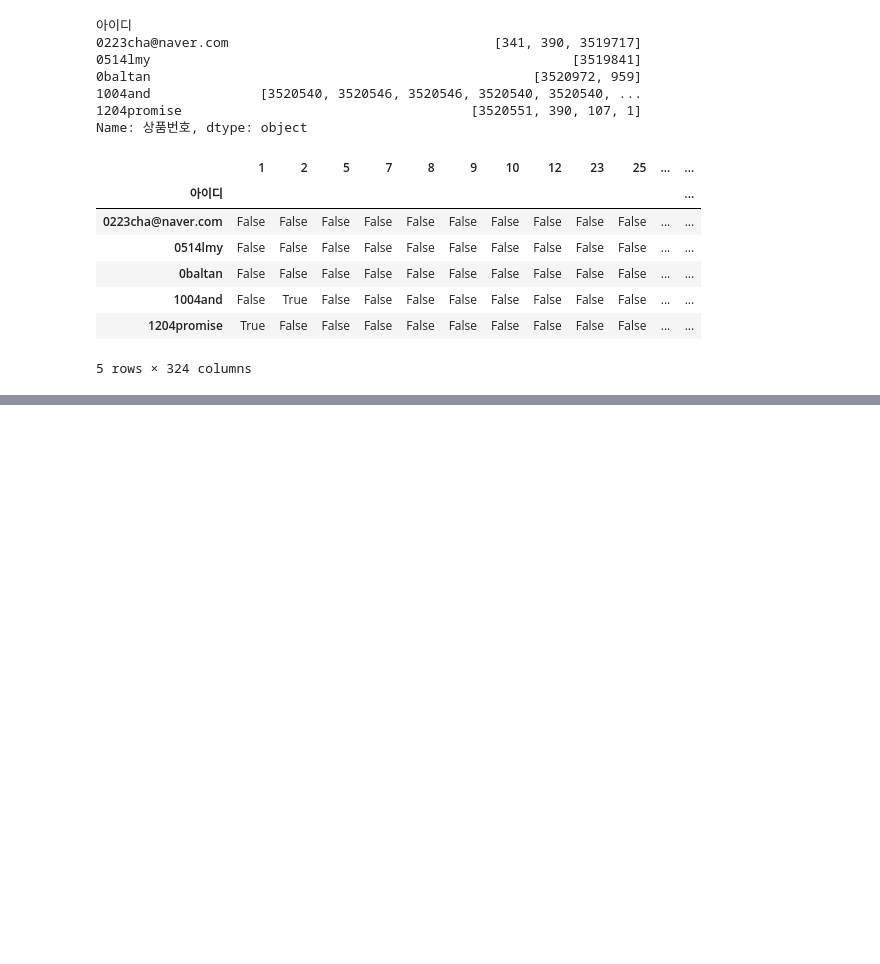
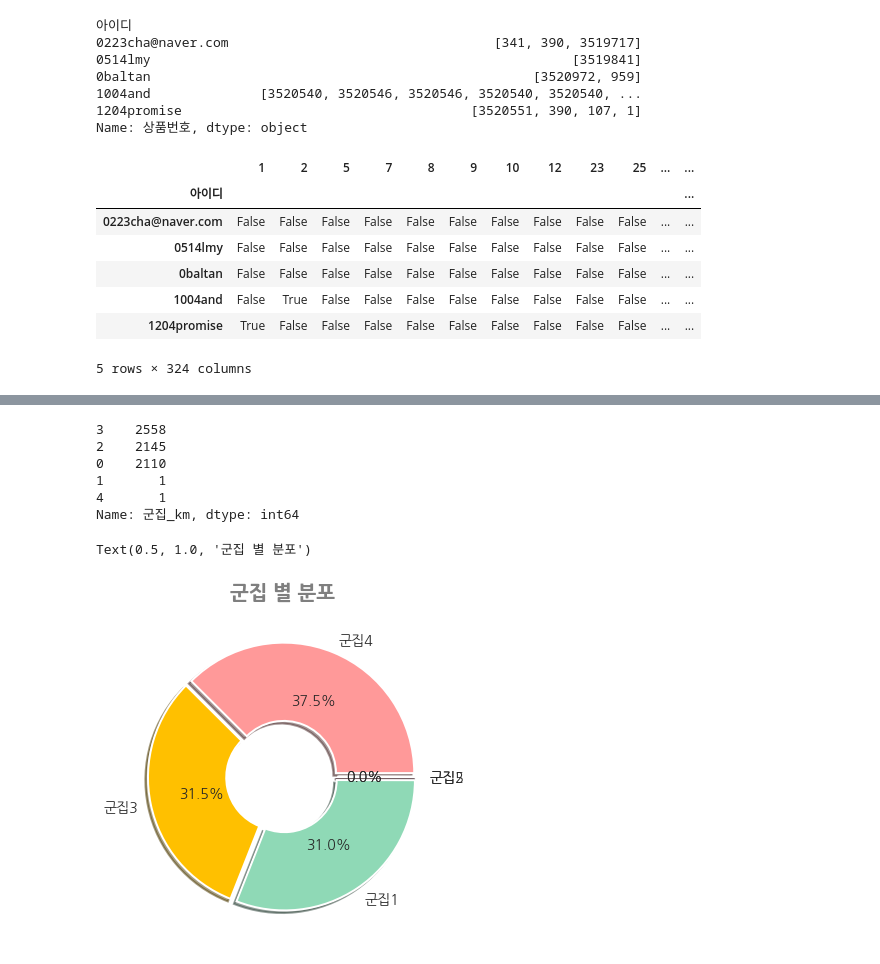
Before and after one commit to marucmc/Innerpeople_duduworld, a Jupyter notebook: 고객세분화_dudu_221008.ipynb, the cells around one changed output, grey strips where cells are left out. Drawn from its saved outputs; the diff is of its cells as text; code cells hidden in the pictures; blank space fills up the shorter version.

```diff
--- a/고객세분화_dudu_221008.ipynb
+++ b/고객세분화_dudu_221008.ipynb
@@ -1076,0 +923,7 @@ Text(0.0, 1.0, '군집3')
+# %%
+
+#rfm_df.drop(columns = 'index',  inplace = True)
+
+rfm_df.reset_index(inplace = True)
+#rfm_df.drop(columns = 'index', inplace = True)
+rfm_df.rename(columns = {'고객_id' : '아이디'}, inplace = True)
@@ -1076,0 +970,28 @@ Text(0.0, 1.0, '군집3')
+# %%
+# 고객 분석 데이터 ( customer_df )로 보는 Custer 크기
+num_by_cluster = customer_df.군집_km.value_counts()
+print(num_by_cluster)
+
+# 파이차트로 시각화
+
+x_label =  ['군집4', '군집3', '군집1', '군집2', '군집5']
+
+plt.figure(figsize = (6, 6))
+plt.pie(num_by_cluster,
+           labels = x_label,
+           autopct = '%.1f%%',
+           shadow = True,
+           colors = ['#ff9999', '#ffc000', '#8fd9b6', '#d395d0'],
+           explode =  [0.03, 0.03, 0.03, 0.03, 0.03],
+           wedgeprops = {'width' : 0.6, 'edgecolor' : 'w', 'linewidth' : 2}
+            )
+plt.title('군집 별 분포', fontsize = 20, pad = 15, color = '#7F7F7F', fontweight = 'bold' )
+# %% [output]
+3    2558
+2    2145
+0    2110
+1       1
+4       1
+Name: 군집_km, dtype: int64
+Text(0.5, 1.0, '군집 별 분포')
+[figure, added]
```
Also changed, not shown: parts of 59 cells of this notebook.
